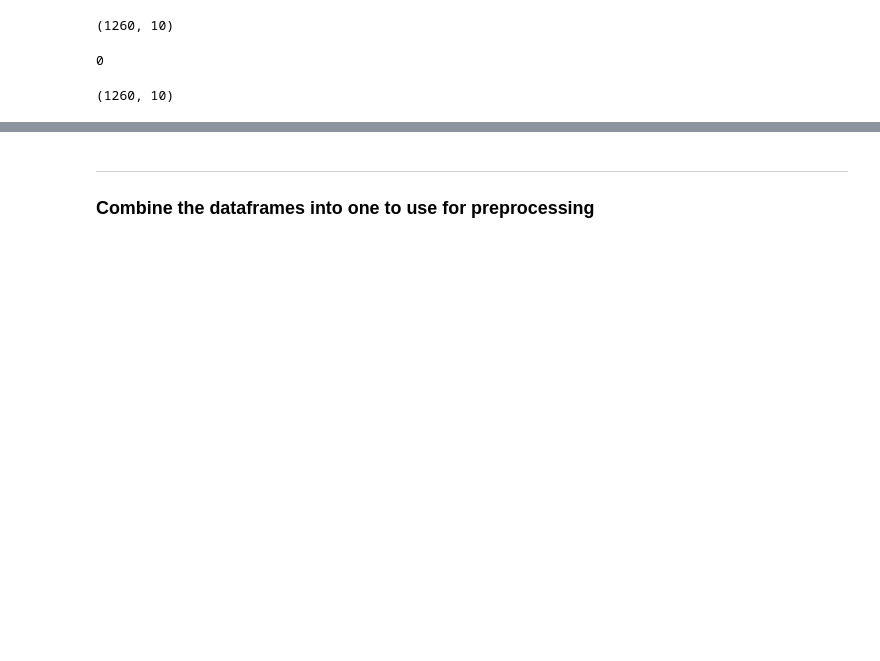
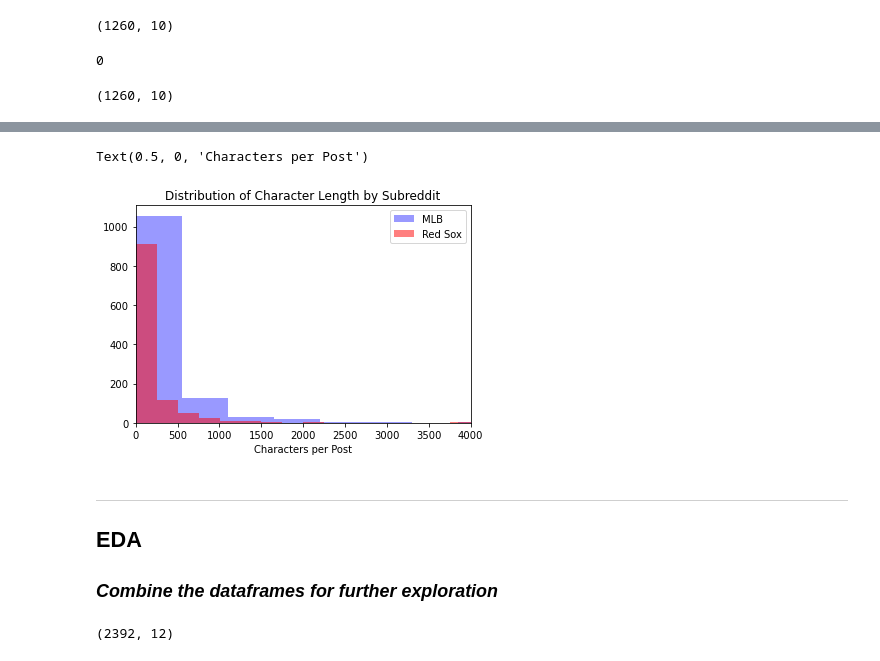
Before and after one commit to pemurp19/Web-Scraping-and-NLP---Reddit, a Jupyter notebook: code/Cleaning and EDA.ipynb, the cells around one changed output, grey strips where cells are left out. Cells and saved outputs as stored; diff of their text form; code cells hidden in the pictures; blank space fills up the shorter version.

```diff
--- a/code/Cleaning and EDA.ipynb
+++ b/code/Cleaning and EDA.ipynb
@@ -355,3 +431,22 @@ redsox.shape
+# %%
+# Use sns.distplot() to visualize the distribution of status
+# character lengths for posts by users
+
+plt.hist(mlb['post_char_length'], color = 'b', alpha=0.4, label='MLB', bins=30)
+plt.hist(redsox['post_char_length'], color = 'r', alpha=0.5, label='Red Sox', bins=30)
+plt.legend()
+plt.title('Distribution of Character Length by Subreddit')
+plt.xlim(0,4_000)
+plt.xlabel('Characters per Post')
+# %% [output]
+Text(0.5, 0, 'Characters per Post')
+[figure, added]
 # %% [markdown]
 -----
-### Combine the dataframes into one to use for preprocessing
+## **EDA**
+### *Combine the dataframes for further exploration*
+# %%
+reddit = pd.concat(objs = [mlb, redsox], join='outer', ignore_index=True)
+reddit.shape
+# %% [output]
+(2392, 12)
```
Also changed, not shown: parts of 72 cells of this notebook, 3 other files.
